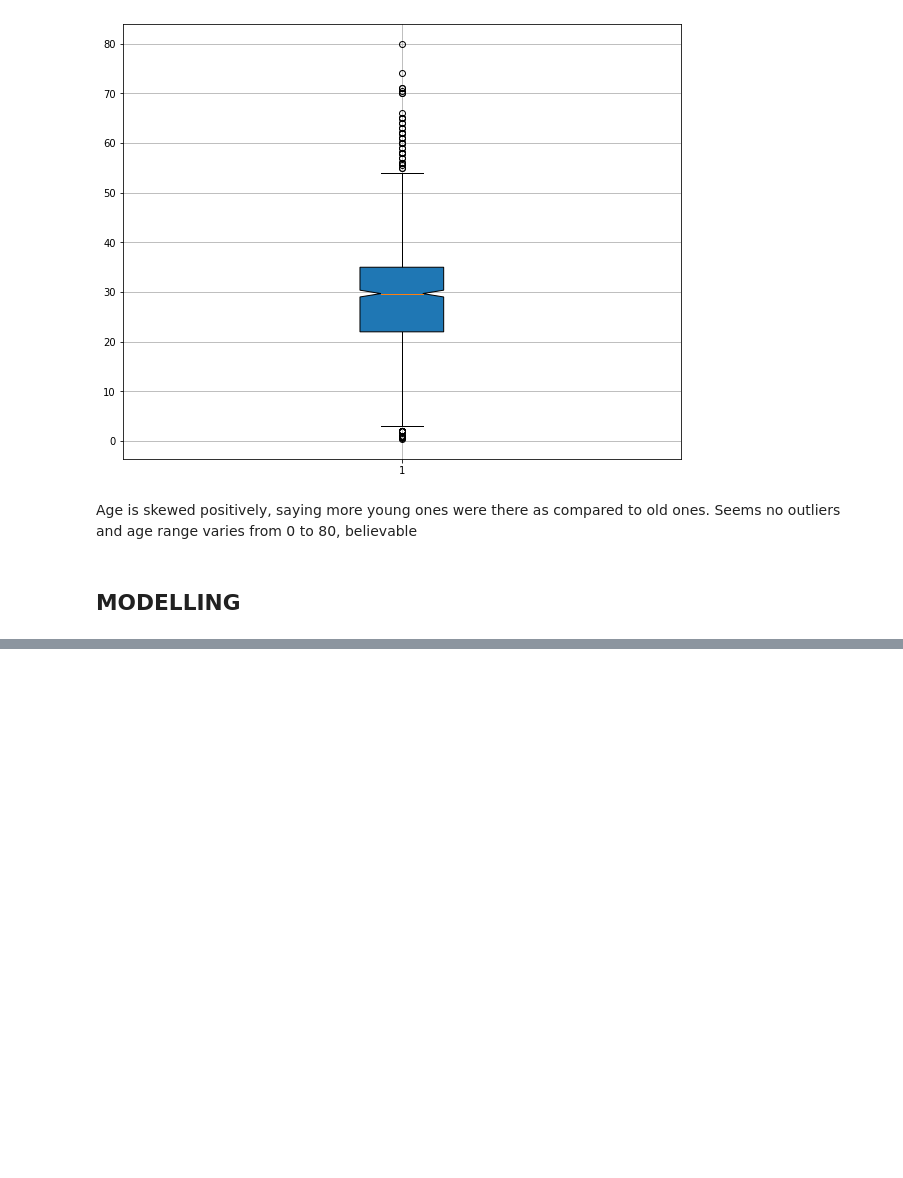
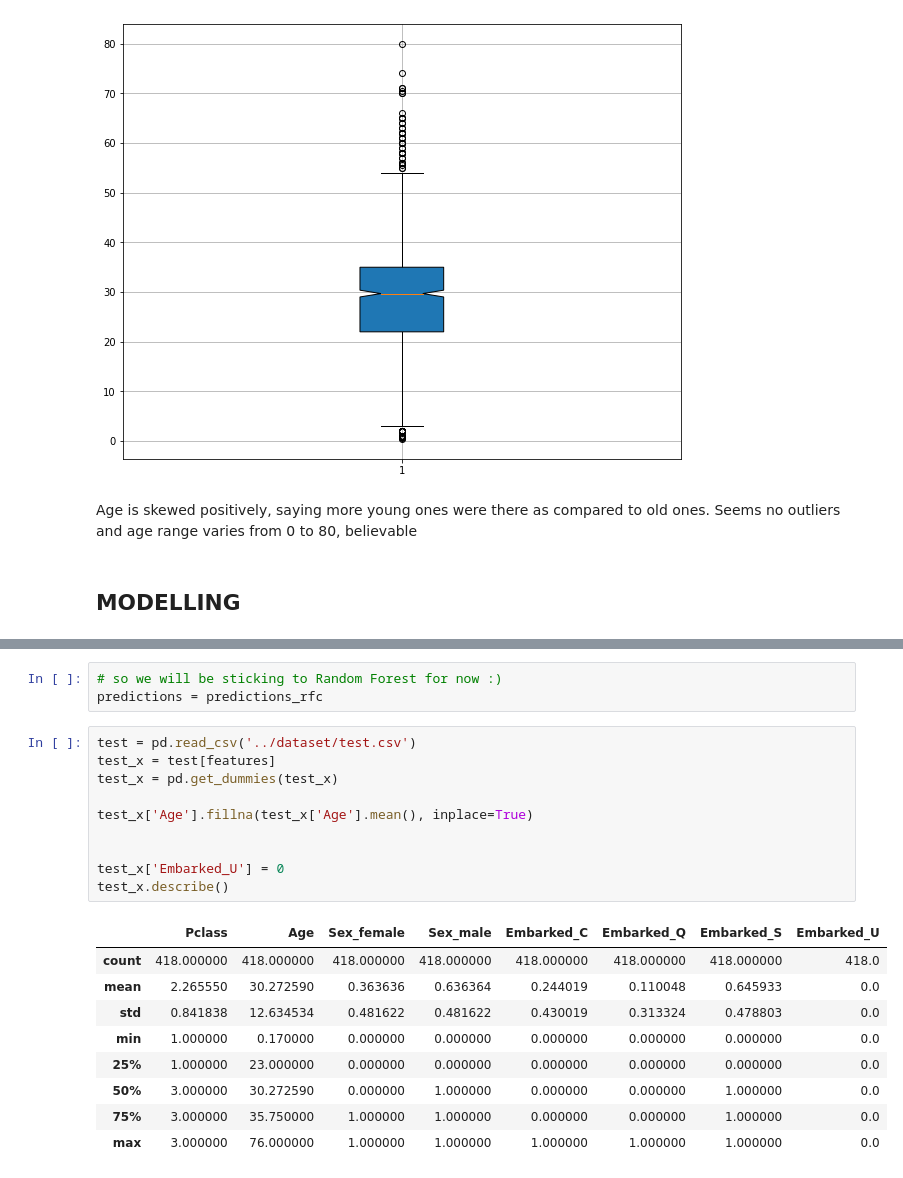
Before and after one commit to pranshulrastogi/ml, a Jupyter notebook: titanic/notebook/titanic.ipynb, the cells around one changed output, grey strips where cells are left out. Saved outputs shown, nothing was run; the diff lists cells and outputs as text; blank space fills up the shorter version.

```diff
--- a/titanic/notebook/titanic.ipynb
+++ b/titanic/notebook/titanic.ipynb
@@ -203,0 +232,23 @@ print(ans)
+# %%
+# so we will be sticking to Random Forest for now :)
+predictions = predictions_rfc
+# %%
+test = pd.read_csv('../dataset/test.csv')
+test_x = test[features]
+test_x = pd.get_dummies(test_x)
+
+test_x['Age'].fillna(test_x['Age'].mean(), inplace=True)
+
+
+test_x['Embarked_U'] = 0
+test_x.describe()
+# %% [output]
+|  | Pclass | Age | Sex_female | Sex_male | Embarked_C | Embarked_Q | Embarked_S | Embarked_U |
+| count | 418.000000 | 418.000000 | 418.000000 | 418.000000 | 418.000000 | 418.000000 | 418.000000 | 418.0 |
+| mean | 2.265550 | 30.272590 | 0.363636 | 0.636364 | 0.244019 | 0.110048 | 0.645933 | 0.0 |
+| std | 0.841838 | 12.634534 | 0.481622 | 0.481622 | 0.430019 | 0.313324 | 0.478803 | 0.0 |
+| min | 1.000000 | 0.170000 | 0.000000 | 0.000000 | 0.000000 | 0.000000 | 0.000000 | 0.0 |
+| 25% | 1.000000 | 23.000000 | 0.000000 | 0.000000 | 0.000000 | 0.000000 | 0.000000 | 0.0 |
+| 50% | 3.000000 | 30.272590 | 0.000000 | 1.000000 | 0.000000 | 0.000000 | 1.000000 | 0.0 |
+| 75% | 3.000000 | 35.750000 | 1.000000 | 1.000000 | 0.000000 | 0.000000 | 1.000000 | 0.0 |
+| max | 3.000000 | 76.000000 | 1.000000 | 1.000000 | 1.000000 | 1.000000 | 1.000000 | 0.0 |
```
Also changed, not shown: parts of 6 cells of this notebook.
